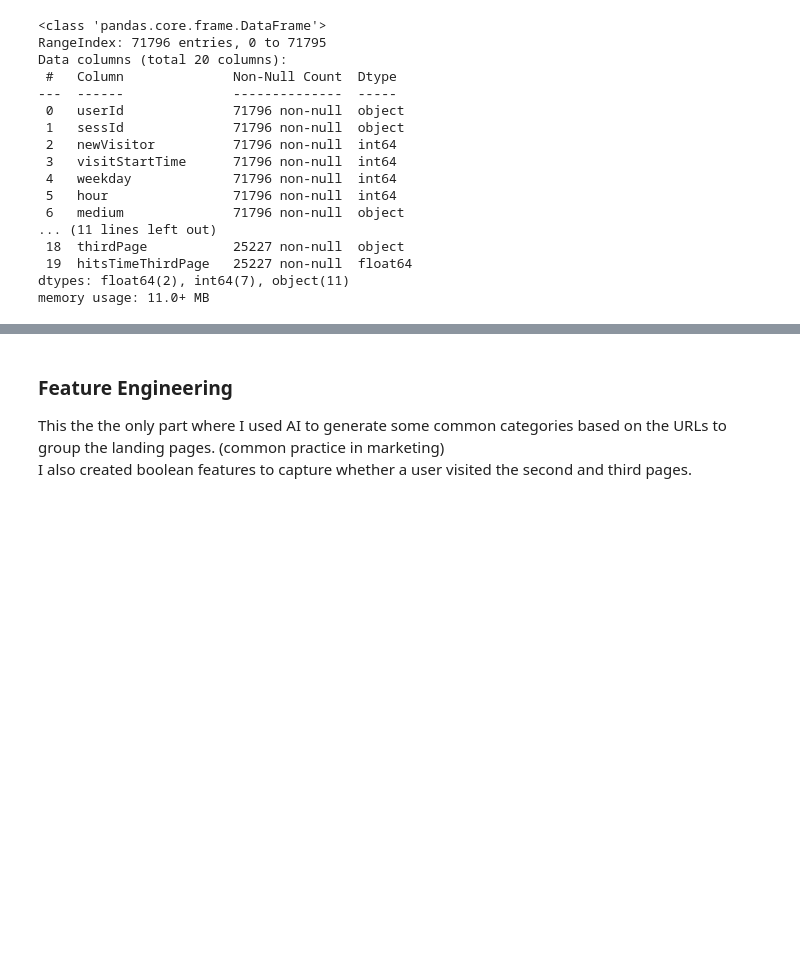
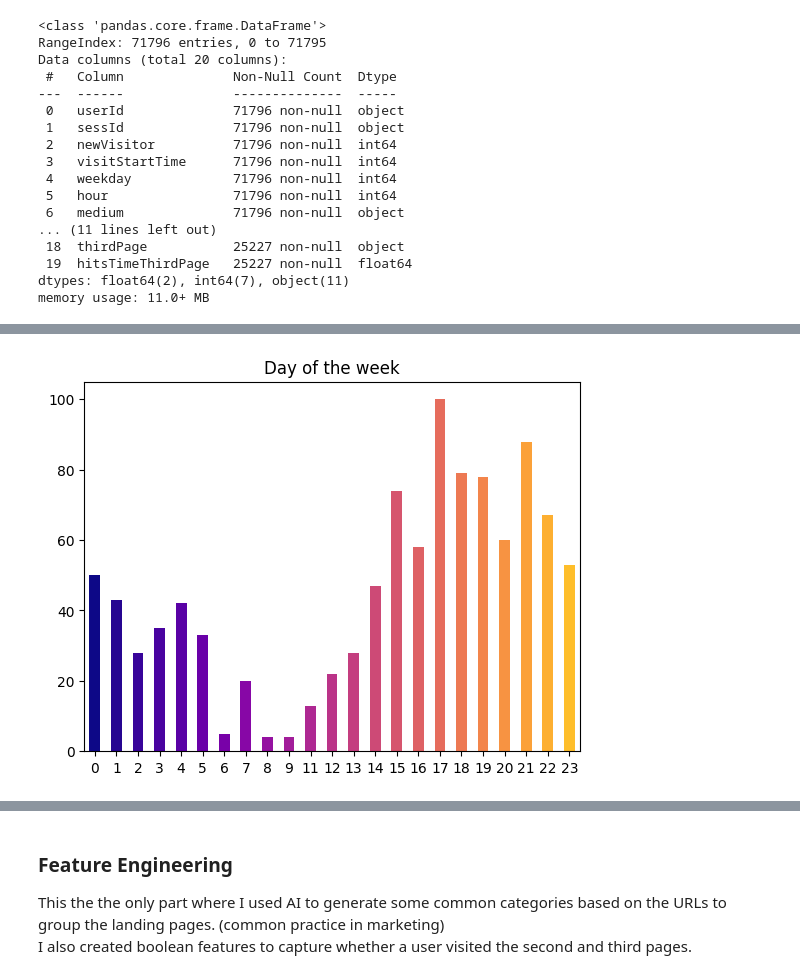
Before and after one commit to wfgoh/modules, a Jupyter notebook: performance marketing.ipynb, the cells around one changed output, grey strips where cells are left out. Saved outputs shown, nothing was run; the diff lists cells and outputs as text; code cells hidden in the pictures; blank space fills up the shorter version.

```diff
--- a/performance marketing.ipynb
+++ b/performance marketing.ipynb
@@ -81 +117,9 @@ memory usage: 11.0+ MB
+# %%
+cmap = cm.get_cmap('plasma')
+df[df['transaction']==1]['hour'].value_counts().sort_index().plot.bar(color=cmap.colors[::256//24])
+plt.xticks(rotation=0)
+plt.title('Day of the week')
+plt.show()
+# %% [output]
+[figure, added]
 # %%
```
Also changed, not shown: parts of 23 cells of this notebook.
